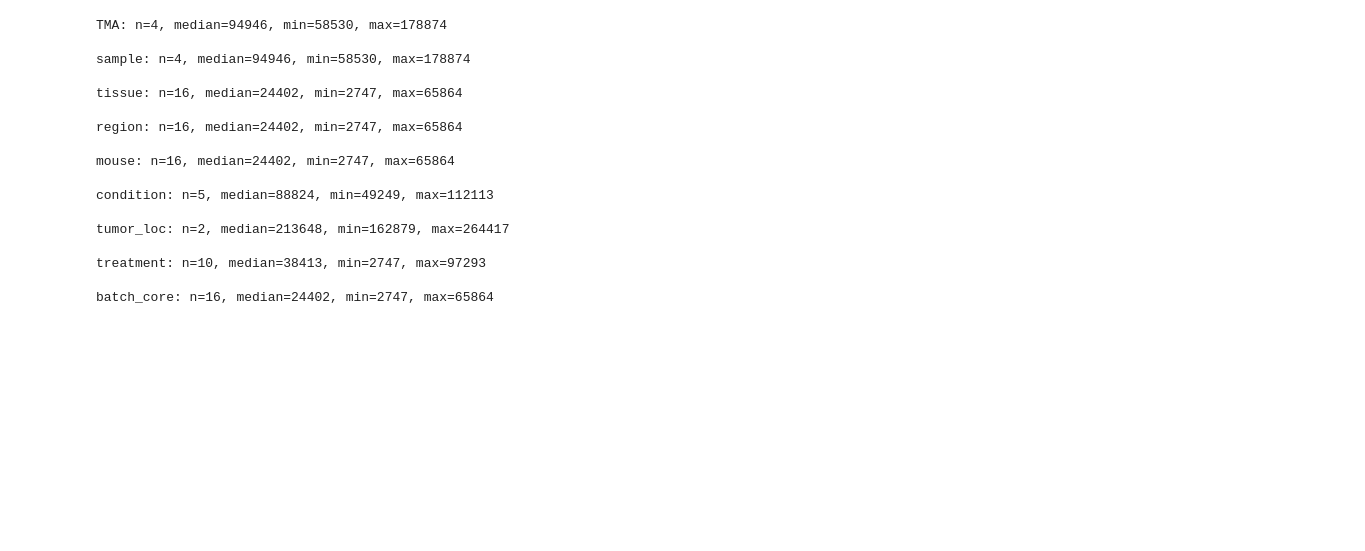
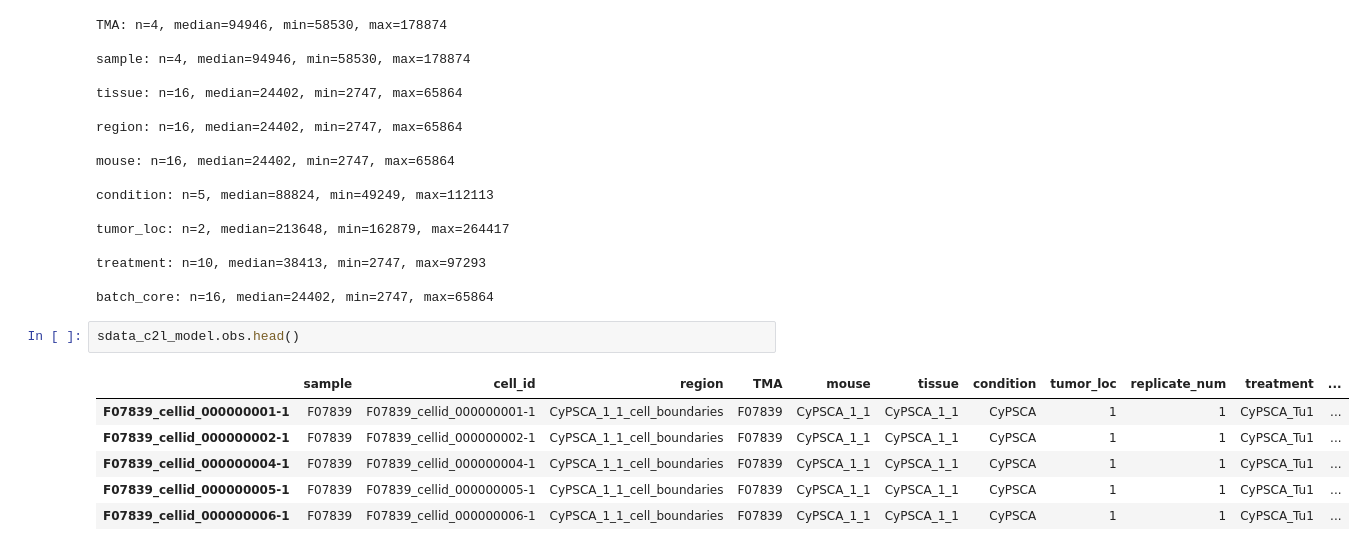
Before and after one commit to Li-Lab-COH/Spatial_CAR_T, a Jupyter notebook: CellTypeAnnotation/Cell2location_testing.ipynb, the cells around one changed output. Cells and saved outputs as stored; diff of their text form; blank space fills up the shorter version.

```diff
--- a/CellTypeAnnotation/Cell2location_testing.ipynb
+++ b/CellTypeAnnotation/Cell2location_testing.ipynb
@@ -167,3 +185,12 @@ tumor_loc: n=2, median=213648, min=162879, max=264417
 treatment: n=10, median=38413, min=2747, max=97293
 
 batch_core: n=16, median=24402, min=2747, max=65864
+# %%
+sdata_c2l_model.obs.head()
+# %% [output]
+|  | sample | cell_id | region | TMA | mouse | tissue | condition | tumor_loc | replicate_num | treatment | ... |
+| F07839_cellid_000000001-1 | F07839 | F07839_cellid_000000001-1 | CyPSCA_1_1_cell_boundaries | F07839 | CyPSCA_1_1 | CyPSCA_1_1 | CyPSCA | 1 | 1 | CyPSCA_Tu1 | ... |
+| F07839_cellid_000000002-1 | F07839 | F07839_cellid_000000002-1 | CyPSCA_1_1_cell_boundaries | F07839 | CyPSCA_1_1 | CyPSCA_1_1 | CyPSCA | 1 | 1 | CyPSCA_Tu1 | ... |
+| F07839_cellid_000000004-1 | F07839 | F07839_cellid_000000004-1 | CyPSCA_1_1_cell_boundaries | F07839 | CyPSCA_1_1 | CyPSCA_1_1 | CyPSCA | 1 | 1 | CyPSCA_Tu1 | ... |
+| F07839_cellid_000000005-1 | F07839 | F07839_cellid_000000005-1 | CyPSCA_1_1_cell_boundaries | F07839 | CyPSCA_1_1 | CyPSCA_1_1 | CyPSCA | 1 | 1 | CyPSCA_Tu1 | ... |
+| F07839_cellid_000000006-1 | F07839 | F07839_cellid_000000006-1 | CyPSCA_1_1_cell_boundaries | F07839 | CyPSCA_1_1 | CyPSCA_1_1 | CyPSCA | 1 | 1 | CyPSCA_Tu1 | ... |
```
Also changed, not shown: parts of 42 cells of this notebook, 1 other file.
